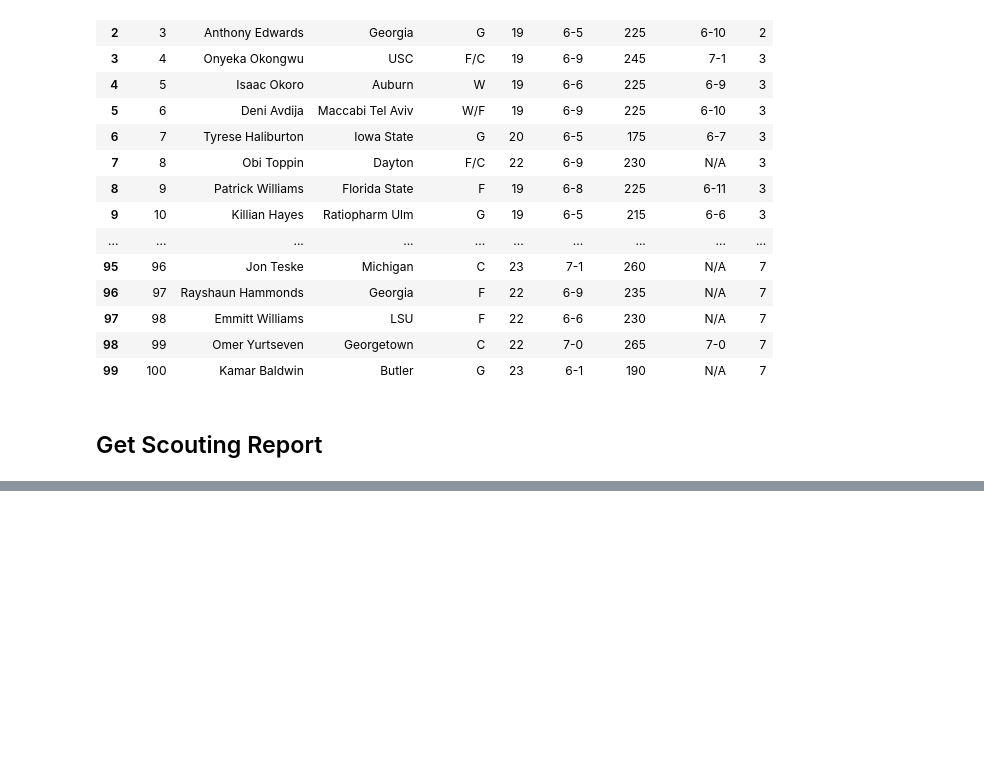
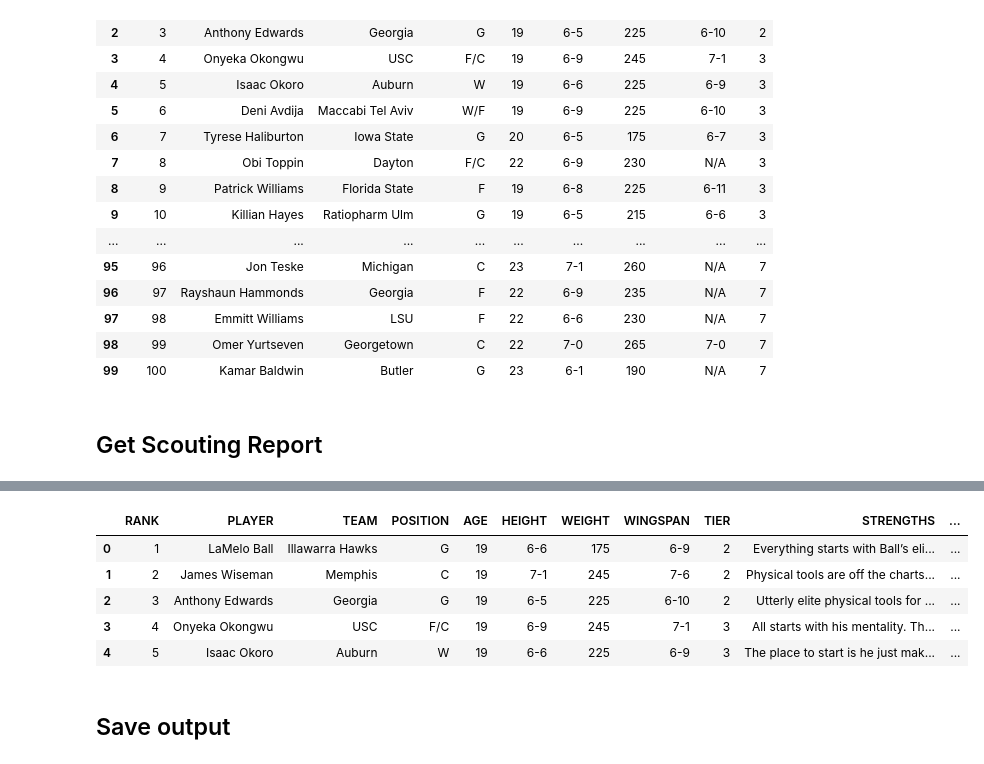
Before and after one commit to xulianrenzoku/decode-vecenie, a Jupyter notebook: data_processors/process_data_2020.ipynb, the cells around one changed output, grey strips where cells are left out. Saved outputs shown, nothing was run; the diff lists cells and outputs as text; code cells hidden in the pictures; blank space fills up the shorter version.

```diff
--- a/data_processors/process_data_2020.ipynb
+++ b/data_processors/process_data_2020.ipynb
@@ -160,0 +264,32 @@ big_board
+# %%
+def clean_scouting_report(sr):
+    school = sr[0].split(' | ')[2]
+    idx_breaks = []
+
+    cats = ['STRENGTHS', 'WEAKNESSES', 'SUMMARY', 'GRADE']
+
+    for cat in cats:
+        for i, row in enumerate(sr, 0):
+            if row.startswith(f'{cat}:'):
+                idx_breaks.append(i)
+                break
+
+    idx_breaks = idx_breaks + [len(sr)]
+
+    output_dict = {}
+
+    for i, cat in enumerate(cats, 0):
+        start = idx_breaks[i]
+        end = idx_breaks[i+1]
+        content = [row.strip('-') for row in sr[start:end]
+                   if row.endswith(' ') or row.endswith('.') or row.endswith('-')]
+        content = [row for row in content
+                   if re.search(f'^20..-.. {school}', row) is None
+                   and re.search('^20..-..', row) is None
+                   and row.strip(' ') != 'NCAA']
+        mask = [row for row in content if row.strip().isdigit()]
+        content = [row for row in content if row not in mask]
+        content[0] = content[0].replace(f'{cat}:', '').lstrip()
+        output_dict[cat] = ''.join(content)
+
+    return output_dict
@@ -160,0 +303,3 @@ big_board
+# %%
+for key in sr_dict:
+    sr_dict[key] = clean_scouting_report(sr_dict[key])
@@ -160,0 +317,6 @@ big_board
+# %%
+cats = ['STRENGTHS', 'WEAKNESSES', 'SUMMARY']
+for cat in cats:
+    big_board[cat] = big_board['PLAYER'].apply(lambda x: sr_dict[x][cat])
+
+big_board = big_board.rename(columns={cat: cat.upper() for cat in cats})
@@ -160,0 +335,13 @@ big_board
+# %%
+big_board['TIER_DESCRIP'] = big_board['TIER'].apply(lambda x: tier_dict[f'TIER {x}'])
+# %%
+big_board.head()
+# %% [output]
+|  | RANK | PLAYER | TEAM | POSITION | AGE | HEIGHT | WEIGHT | WINGSPAN | TIER | STRENGTHS | ... |
+| 0 | 1 | LaMelo Ball | Illawarra Hawks | G | 19 | 6-6 | 175 | 6-9 | 2 | Everything starts with Ball’s eli... | ... |
+| 1 | 2 | James Wiseman | Memphis | C | 19 | 7-1 | 245 | 7-6 | 2 | Physical tools are off the charts... | ... |
+| 2 | 3 | Anthony Edwards | Georgia | G | 19 | 6-5 | 225 | 6-10 | 2 | Utterly elite physical tools for ... | ... |
+| 3 | 4 | Onyeka Okongwu | USC | F/C | 19 | 6-9 | 245 | 7-1 | 3 | All starts with his mentality. Th... | ... |
+| 4 | 5 | Isaac Okoro | Auburn | W | 19 | 6-6 | 225 | 6-9 | 3 | The place to start is he just mak... | ... |
+# %% [markdown]
+## Save output
```
Also changed, not shown: parts of 15 cells of this notebook.
